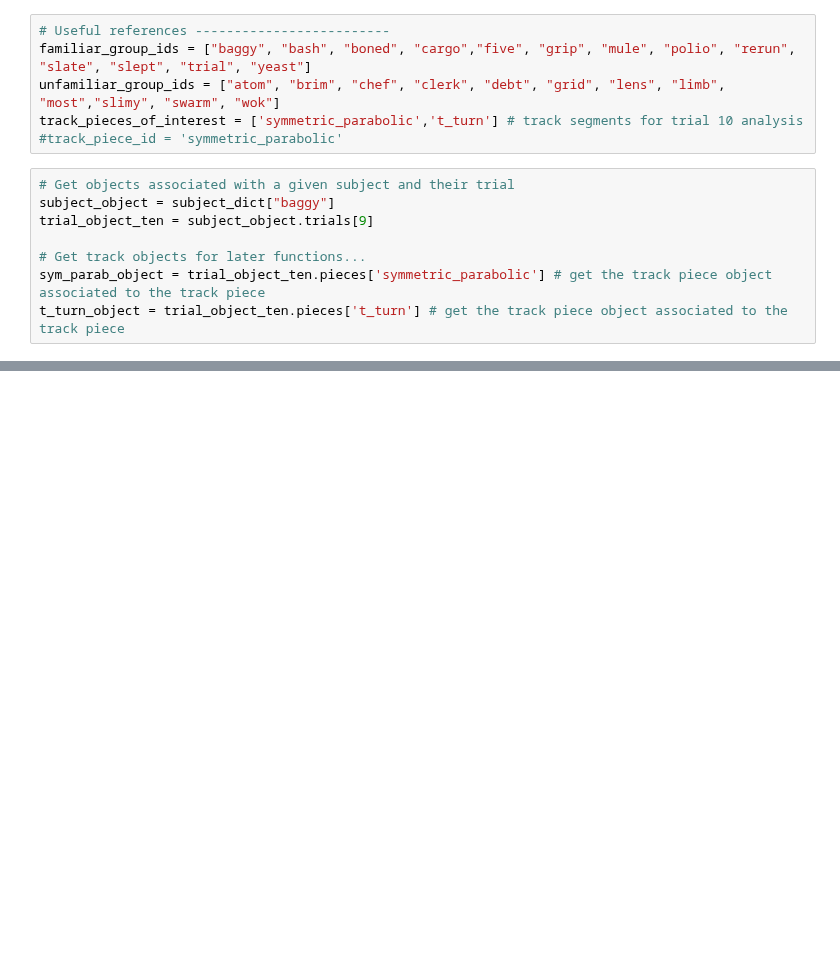
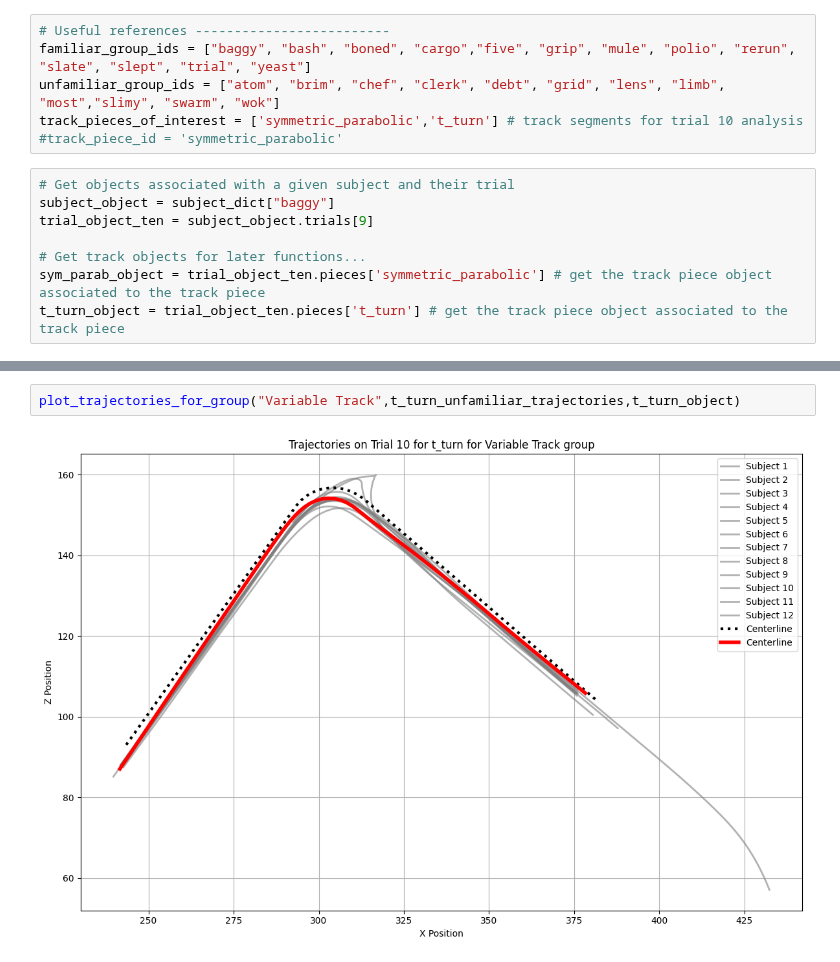
Before and after one commit to GraceRoessling/driving_exp_1_analyses, a Jupyter notebook: experiment_analyses/jupyter_notebooks/barycenter_fog_segment_analysis.ipynb, the cells around one changed output, grey strips where cells are left out. Drawn from its saved outputs; the diff is of its cells as text; blank space fills up the shorter version.

```diff
--- a/experiment_analyses/jupyter_notebooks/barycenter_fog_segment_analysis.ipynb
+++ b/experiment_analyses/jupyter_notebooks/barycenter_fog_segment_analysis.ipynb
@@ -52,0 +91,4 @@ barycenter_functions.get_barycenter_per_group("Variable Track",t_turn_object,t_t
+# %%
+plot_trajectories_for_group("Variable Track",t_turn_unfamiliar_trajectories,t_turn_object)
+# %% [output]
+[figure, added]
```
Also changed, not shown: parts of 6 cells of this notebook, 1 other file.
